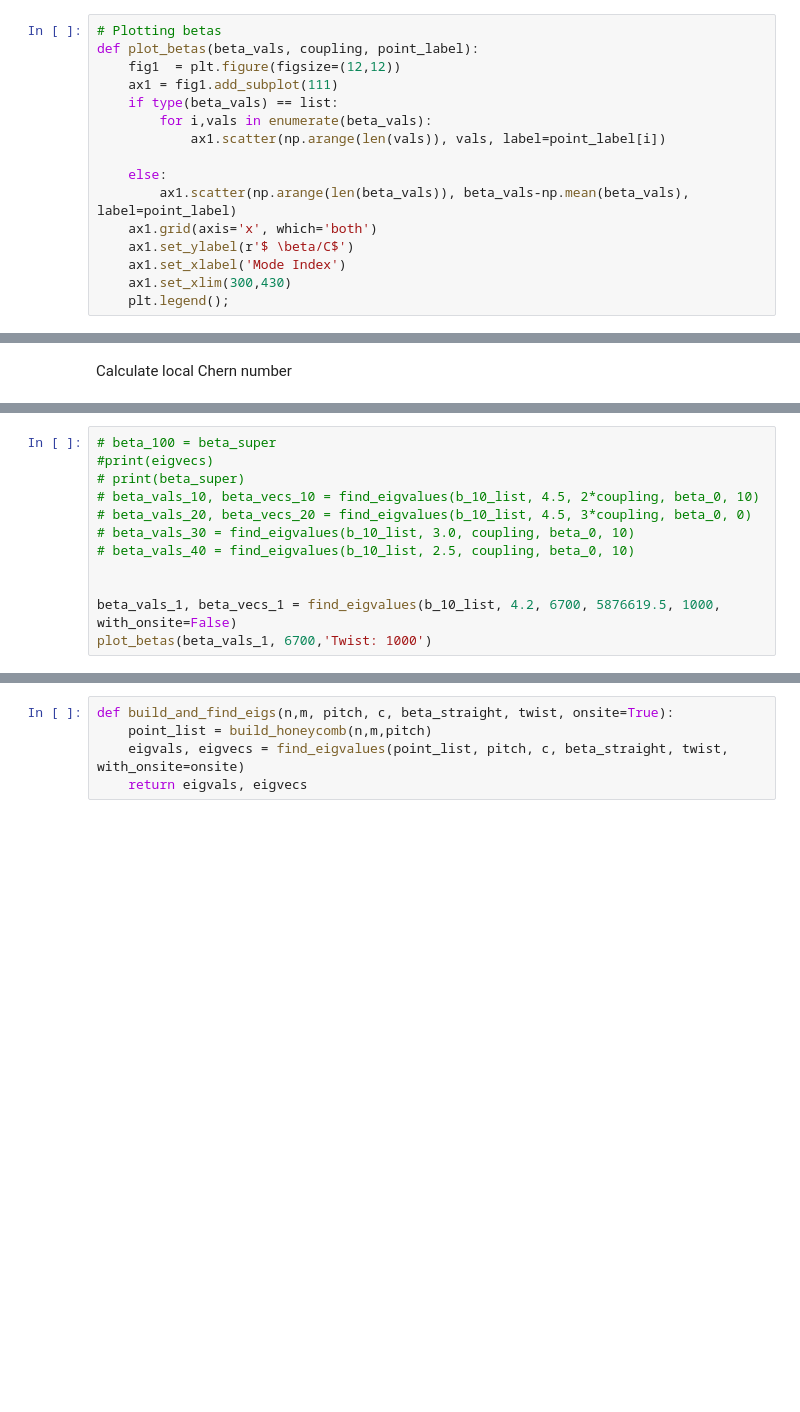
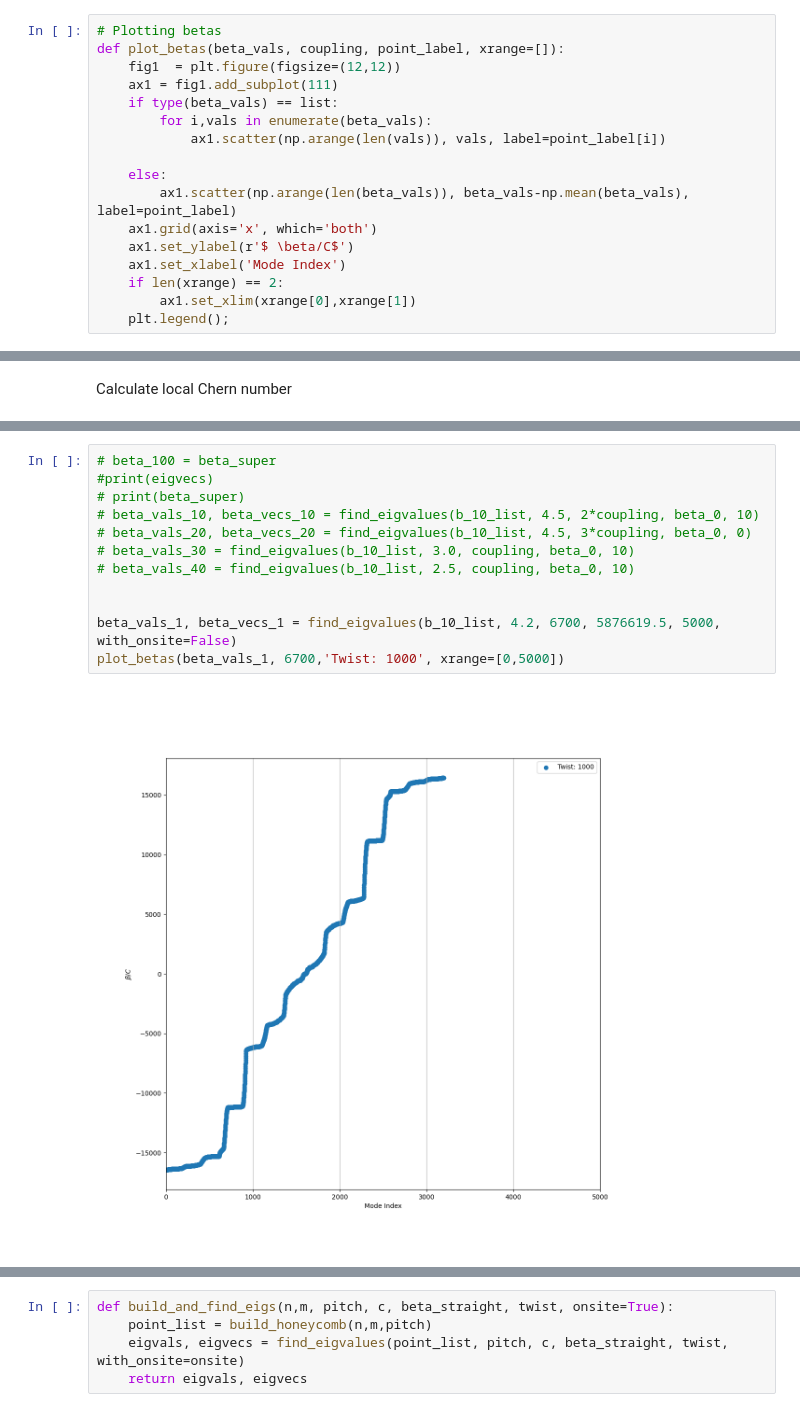
Before and after one commit to NRobertsF91W/PhD-Jupyter-Notebooks, a Jupyter notebook: twisted honeycomb numerical analysis chern number.ipynb, the cells around one changed output, grey strips where cells are left out. Drawn from its saved outputs; the diff is of its cells as text; blank space fills up the shorter version.

```diff
--- a/twisted honeycomb numerical analysis chern number.ipynb
+++ b/twisted honeycomb numerical analysis chern number.ipynb
@@ -202,6 +322,6 @@ def find_eigvalues(pair_list, pitch, coupling_c, beta_straight, twist, with_onsi
 # %%
 # Plotting betas
-def plot_betas(beta_vals, coupling, point_label):
+def plot_betas(beta_vals, coupling, point_label, xrange=[]):
     fig1  = plt.figure(figsize=(12,12))
     ax1 = fig1.add_subplot(111)
     if type(beta_vals) == list:
@@ -213,7 +333,8 @@ def plot_betas(beta_vals, coupling, point_label):
     ax1.grid(axis='x', which='both')
     ax1.set_ylabel(r'$ \beta/C$')
     ax1.set_xlabel('Mode Index')
-    ax1.set_xlim(300,430)
+    if len(xrange) == 2:
+        ax1.set_xlim(xrange[0],xrange[1])
     plt.legend();
 # %%
 # For nice plotting of eigenvectors
@@ -261,12 +384,14 @@ plt.show()
 # %%
 # beta_100 = beta_super
 #print(eigvecs)
 # print(beta_super)
 # beta_vals_10, beta_vecs_10 = find_eigvalues(b_10_list, 4.5, 2*coupling, beta_0, 10)
 # beta_vals_20, beta_vecs_20 = find_eigvalues(b_10_list, 4.5, 3*coupling, beta_0, 0)
 # beta_vals_30 = find_eigvalues(b_10_list, 3.0, coupling, beta_0, 10)
 # beta_vals_40 = find_eigvalues(b_10_list, 2.5, coupling, beta_0, 10)
 
 
-beta_vals_1, beta_vecs_1 = find_eigvalues(b_10_list, 4.2, 6700, 5876619.5, 1000, with_onsite=False)
-plot_betas(beta_vals_1, 6700,'Twist: 1000')
+beta_vals_1, beta_vecs_1 = find_eigvalues(b_10_list, 4.2, 6700, 5876619.5, 5000, with_onsite=False)
+plot_betas(beta_vals_1, 6700,'Twist: 1000', xrange=[0,5000])
+# %% [output]
+[figure, added]
```
Also changed, not shown: parts of 24 cells of this notebook, 1 other file.
